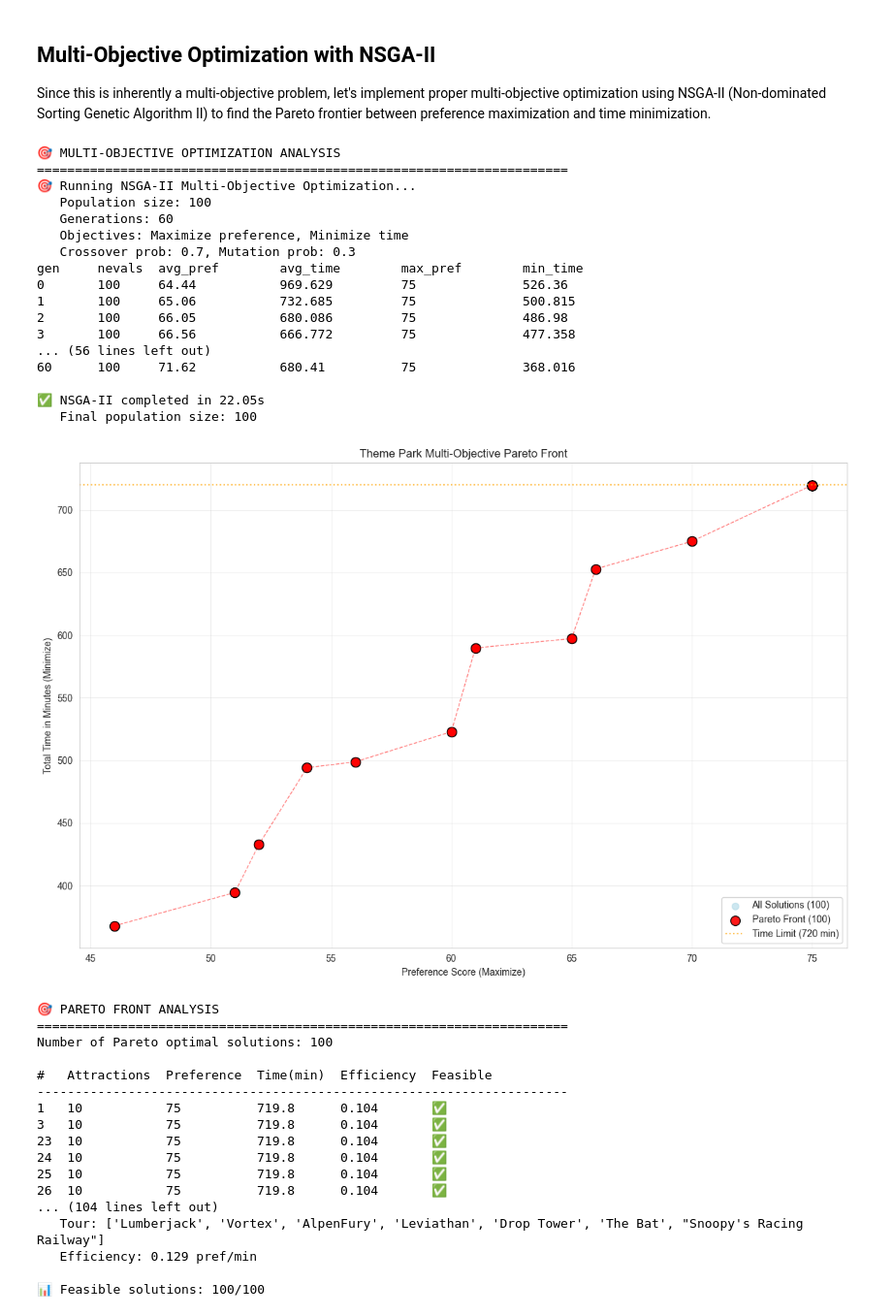
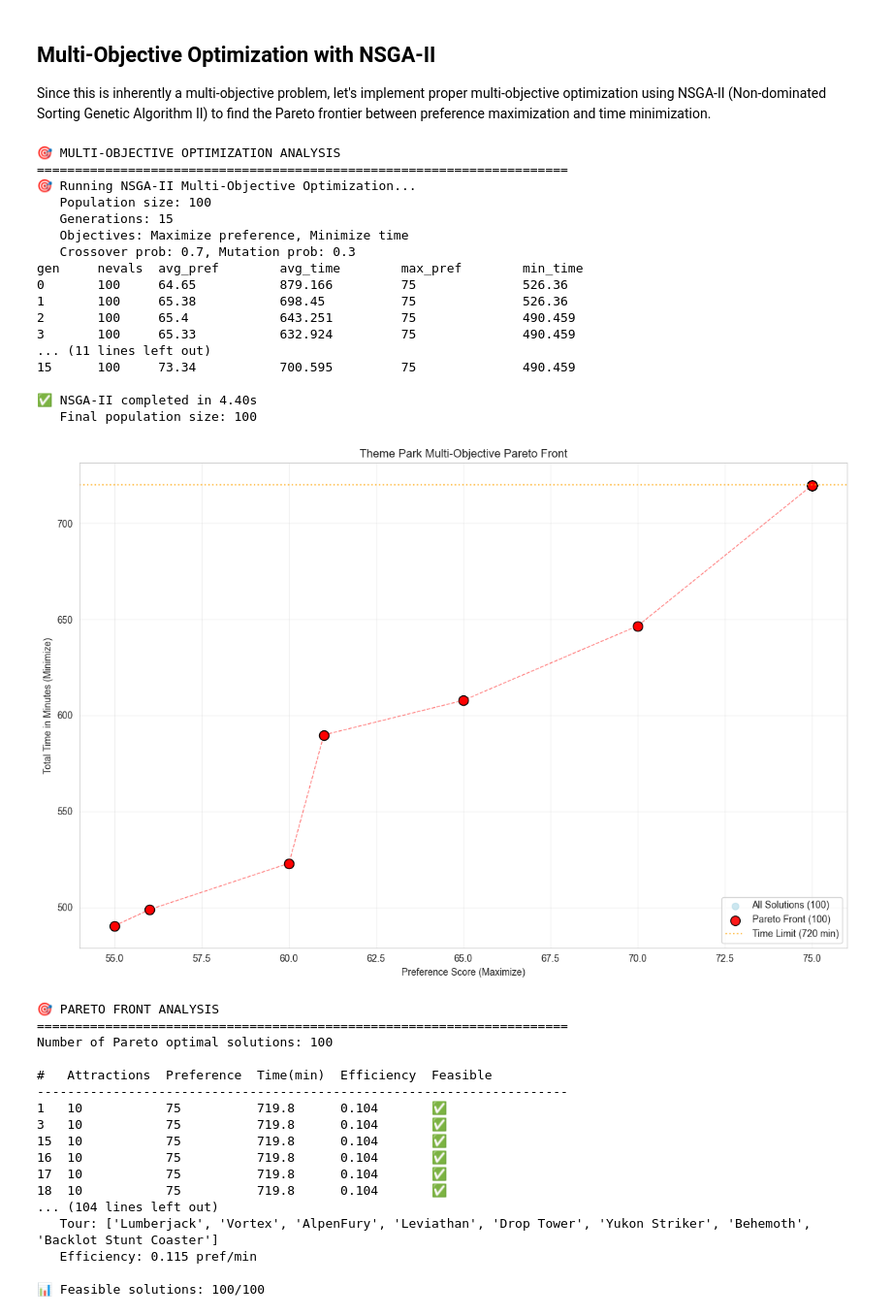
Before and after one commit to c-m-x-r/411-theme-park-optimization, a Jupyter notebook: theme_park_optimization.ipynb, the cells around one changed output. Shown at 97% size. Cells and saved outputs as stored; diff of their text form; code cells hidden in the pictures.

```diff
--- a/theme_park_optimization.ipynb
+++ b/theme_park_optimization.ipynb
@@ -1487,43 +1126,43 @@ def analyze_pareto_solutions(pareto_front):
     print(f"   Efficiency: {best_efficiency['efficiency']:.3f} pref/min")
 
     # Count feasible solutions
     feasible_count = sum(1 for sol in solutions_data if sol['feasible'])
     print(f"\n📊 Feasible solutions: {feasible_count}/{len(solutions_data)}")
 
     return solutions_data
 
 # ============================================================================
 # RUN MULTI-OBJECTIVE OPTIMIZATION
 # ============================================================================
 
 print("\n🎯 MULTI-OBJECTIVE OPTIMIZATION ANALYSIS")
 print("="*70)
 
 # Run NSGA-II
-mo_population, mo_logbook, mo_time = run_nsga2(pop_size=100, generations=60, verbose=True)
+mo_population, mo_logbook, mo_time = run_nsga2(pop_size=100, generations=15, verbose=True)
 
 # Plot and analyze results
 pareto_front = plot_pareto_front(mo_population, "Theme Park Multi-Objective Pareto Front")
 pareto_analysis = analyze_pareto_solutions(pareto_front)
 # %% [output]
 🎯 MULTI-OBJECTIVE OPTIMIZATION ANALYSIS
 ======================================================================
 🎯 Running NSGA-II Multi-Objective Optimization...
    Population size: 100
-   Generations: 60
+   Generations: 15
    Objectives: Maximize preference, Minimize time
    Crossover prob: 0.7, Mutation prob: 0.3
 gen     nevals  avg_pref        avg_time        max_pref        min_time
-0       100     64.44           969.629         75              526.36
-1       100     65.06           732.685         75              500.815
-2       100     66.05           680.086         75              486.98
-3       100     66.56           666.772         75              477.358
-... (56 lines left out)
-60      100     71.62           680.41          75              368.016
+0       100     64.65           879.166         75              526.36
+1       100     65.38           698.45          75              526.36
+2       100     65.4            643.251         75              490.459
+3       100     65.33           632.924         75              490.459
+... (11 lines left out)
+15      100     73.34           700.595         75              490.459
 
-✅ NSGA-II completed in 22.05s
+✅ NSGA-II completed in 4.40s
    Final population size: 100
-[figure, old version]
+[figure, new version]
 🎯 PARETO FRONT ANALYSIS
 ======================================================================
 Number of Pareto optimal solutions: 100
@@ -1532,12 +1171,12 @@ Number of Pareto optimal solutions: 100
 ----------------------------------------------------------------------
 1   10           75          719.8      0.104       ✅
 3   10           75          719.8      0.104       ✅
-23  10           75          719.8      0.104       ✅
-24  10           75          719.8      0.104       ✅
-25  10           75          719.8      0.104       ✅
-26  10           75          719.8      0.104       ✅
+15  10           75          719.8      0.104       ✅
+16  10           75          719.8      0.104       ✅
+17  10           75          719.8      0.104       ✅
+18  10           75          719.8      0.104       ✅
 ... (104 lines left out)
-   Tour: ['Lumberjack', 'Vortex', 'AlpenFury', 'Leviathan', 'Drop Tower', 'The Bat', "Snoopy's Racing Railway"]
-   Efficiency: 0.129 pref/min
+   Tour: ['Lumberjack', 'Vortex', 'AlpenFury', 'Leviathan', 'Drop Tower', 'Yukon Striker', 'Behemoth', 'Backlot Stunt Coaster']
+   Efficiency: 0.115 pref/min
 
 📊 Feasible solutions: 100/100
```
Also changed, not shown: parts of 7 cells of this notebook.
